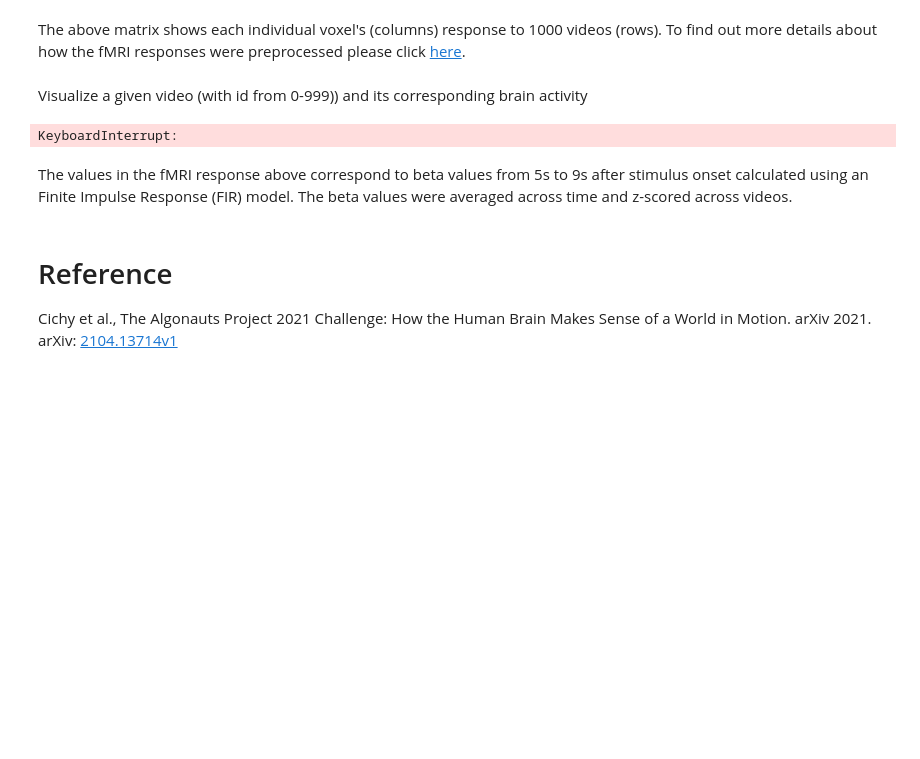
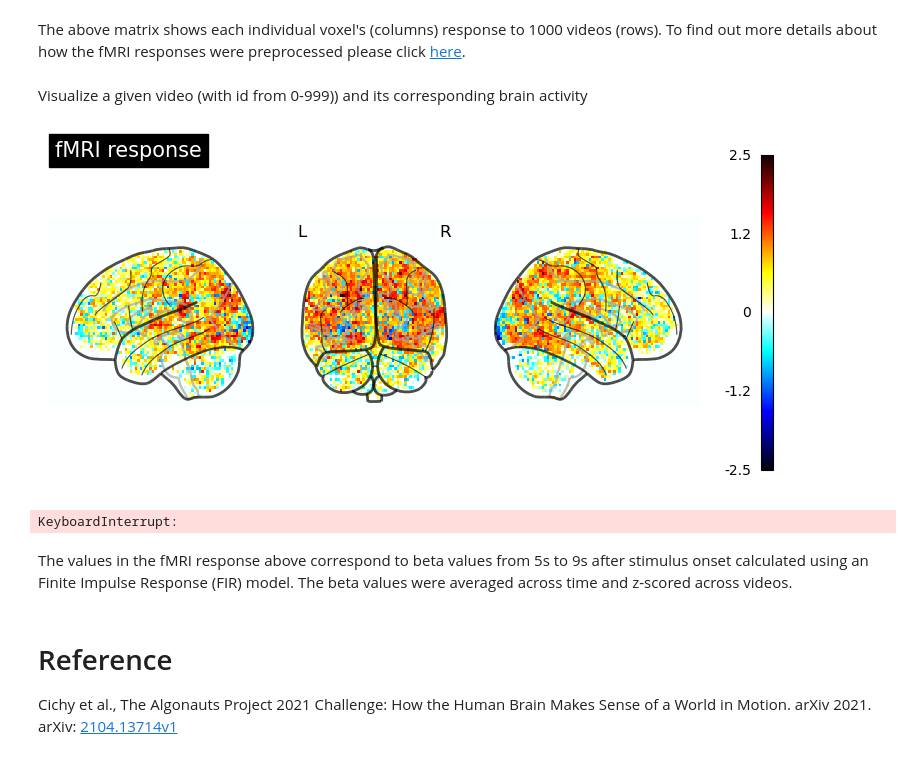
Before and after one commit to mafr22ao/Brainvision_Project, a Jupyter notebook: mp_brainvision_load_algonauts_videos.ipynb, the cells around one changed output. Drawn from its saved outputs; the diff is of its cells as text; code cells hidden in the pictures; blank space fills up the shorter version.

```diff
--- a/mp_brainvision_load_algonauts_videos.ipynb
+++ b/mp_brainvision_load_algonauts_videos.ipynb
@@ -192,6 +192,8 @@ def visualize_activity(vid_id, sub):
 
   # result directory to store nifti file
   results_dir = '/content/'
+  if not os.path.exists(results_dir):
+      os.makedirs(results_dir)
 
   # mapping the data to voxels and storing in a nifti file
   fmri_train_all,voxel_mask = get_fmri(sub_fmri_dir, "WB")
@@ -227,7 +229,7 @@ def get_fmri(fmri_dir, ROI):
   # averaging ROI data across repetitions
   ROI_data_train = np.mean(ROI_data["train"], axis=1)
   if ROI == "WB":
-    voxel_mask = ROI_data['voxel_mask']
+    voxel_mask = ROI_data['voxel_mask'] # 3D binary mask with the shape (78, 93, 71), identifies voxels of interest
     return ROI_data_train, voxel_mask
 
   return ROI_data_train
@@ -278,6 +342,11 @@ f.tight_layout()
 The above matrix shows each individual voxel's (columns) response to 1000 videos (rows). To find out more details about how the fMRI responses were preprocessed please click [here](http://algonauts.csail.mit.edu/brainmappingandanalysis.html).
 # %% [markdown]
 Visualize a given video (with id from 0-999)) and its corresponding brain activity
+# %%
+# @title Visualize corresponding brain response
+visualize_activity(211, "sub02")
+# %% [output]
+[figure, added]
 # %%
 # @title Visualize video (adapted to PyCharm)
 video_dir = './AlgonautsVideos268_All_30fpsmax'
```
Also changed, not shown: parts of 13 cells of this notebook.
